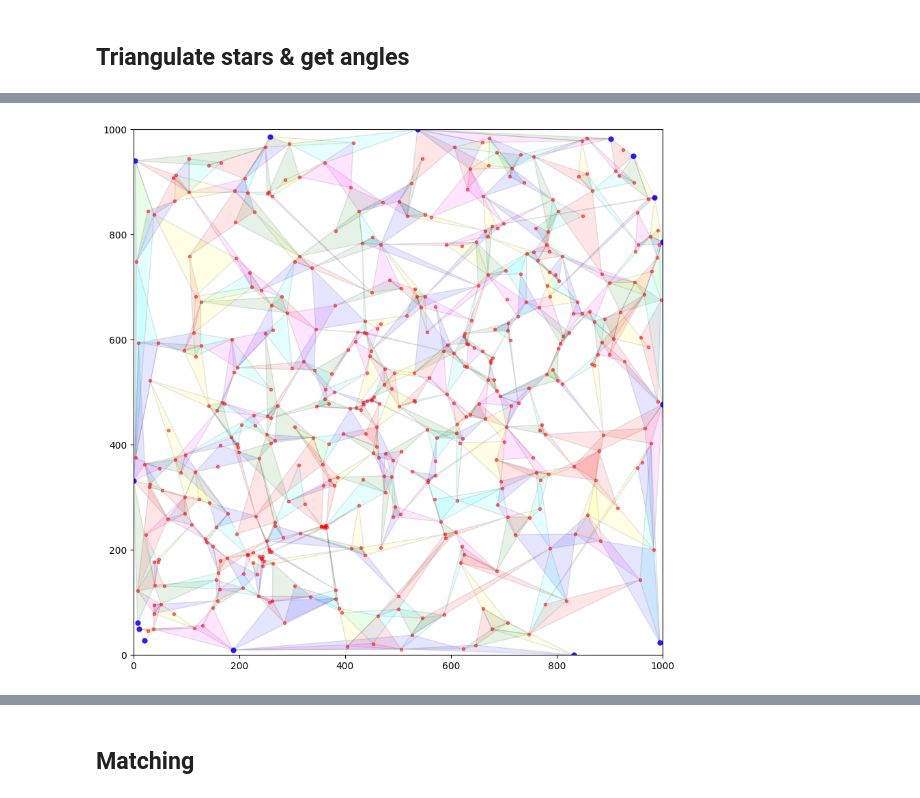
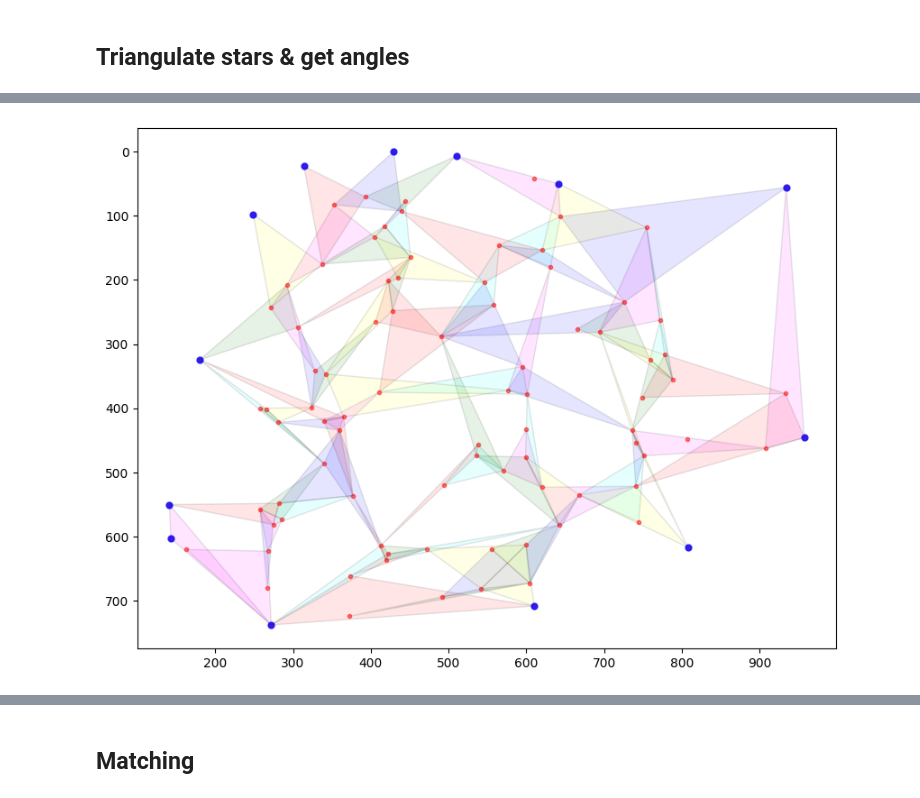
Before and after one commit to emilycardwell/find-my-star, a Jupyter notebook: testing.ipynb, the cells around one changed output, grey strips where cells are left out. Saved outputs shown, nothing was run; the diff lists cells and outputs as text; code cells hidden in the pictures.

```diff
--- a/testing.ipynb
+++ b/testing.ipynb
@@ -266,7 +304,7 @@ for star in ref_centroids:
     _, center_idx = ref_tree.query(star, k=1)
     center_star = ref_centroids[center_idx]
 
-    _, central_idxs = ref_tree.query(star, k=70)
+    _, central_idxs = ref_tree.query(star, k=25)
     outer_stars = [ref_centroids[i] for i in central_idxs[1:]]
 
     emcomp_tri = check_areas(center_star, outer_stars)
@@ -275,3 +313,17 @@ for star in ref_centroids:
         central_stars.append(star)
     else:
         loners.append(star)
+
+fig, ax = plt.subplots(figsize=(10,10))
+ax.plot(ref_centroids[:, 0], ref_centroids[:, 1], 'or', markersize=3, alpha=0.5)
+ax.plot([x[0] for x in loners], [x[1] for x in loners], 'ob', markersize=5, alpha=0.75)
+colors = ['red', 'green', 'blue', 'magenta', 'yellow', 'cyan']
+c = 0
+for tri in triangles:
+    ax.add_patch(Polygon(tri, alpha=0.1, edgecolor='black', facecolor=colors[c], linewidth=1))
+    if c < len(colors) - 1:
+        c += 1
+    else:
+        c = 0
+plt.gca().invert_yaxis()
+plt.show()
@@ -278,18 +332,36 @@ for star in ref_centroids:
 # %%
-fig, ax = plt.subplots(figsize=(10,10))
-ax.plot(ref_centroids[:, 0], ref_centroids[:, 1], 'or', markersize=3, alpha=0.5)
-ax.plot([x[0] for x in loners], [x[1] for x in loners], 'ob', markersize=5, alpha=0.75)
+test_tree = KDTree(test_centroids, )
+
+test_triangles = []
+test_central_stars = []
+test_loners = []
+for star in test_centroids:
+    _, center_idx = test_tree.query(star, k=1)
+    center_star = test_centroids[center_idx]
+
+    _, central_idxs = test_tree.query(star, k=25)
+    outer_stars = [test_centroids[i] for i in central_idxs[1:]]
+
+    emcomp_tri = check_areas(center_star, outer_stars)
+    if emcomp_tri:
+        test_triangles.append(emcomp_tri)
+        test_central_stars.append(star)
+    else:
+        test_loners.append(star)
+
+test_centroids = np.array(test_centroids)
+fig, ax = plt.subplots(figsize=(10,7.5))
+ax.plot(test_centroids[:, 0], test_centroids[:, 1], 'or', markersize=3, alpha=0.5)
+ax.plot([x[0] for x in test_loners], [x[1] for x in test_loners], 'ob', markersize=5, alpha=0.75)
 colors = ['red', 'green', 'blue', 'magenta', 'yellow', 'cyan']
 c = 0
-for tri in triangles:
+for tri in test_triangles:
     ax.add_patch(Polygon(tri, alpha=0.1, edgecolor='black', facecolor=colors[c], linewidth=1))
     if c < len(colors) - 1:
         c += 1
     else:
         c = 0
-ax = plt.gca()
-ax.set_xlim([0, 1000])
-ax.set_ylim([0, 1000])
+plt.gca().invert_yaxis()
 plt.show()
 # %% [output]
-[figure, old version]
+[figure, new version]
```
Also changed, not shown: parts of 26 cells of this notebook, 3 other files.
